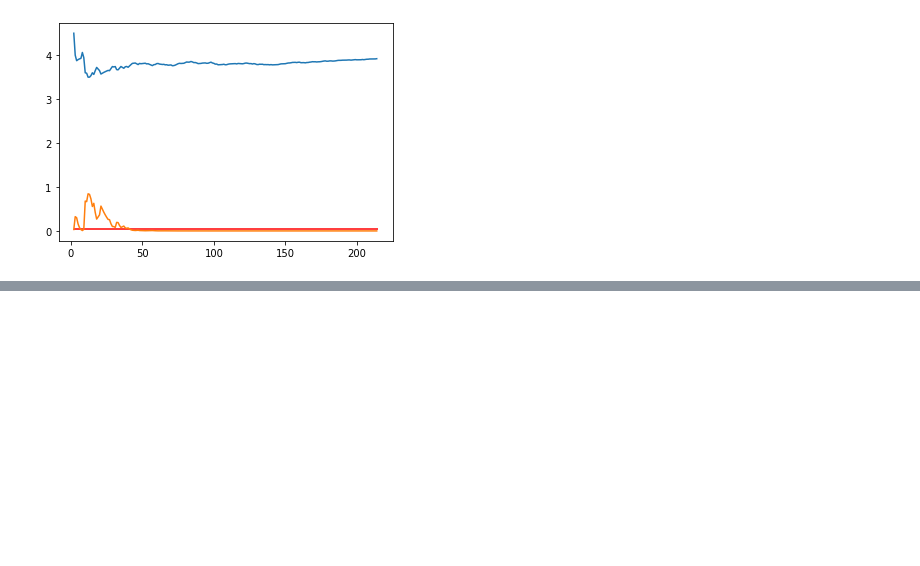
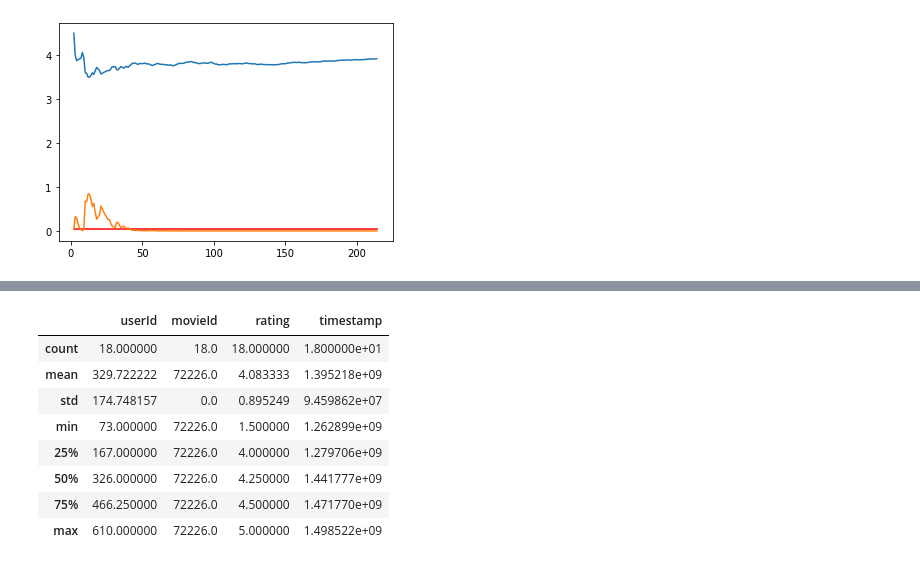
Before and after one commit to Helsonfs/Estudos_em_Data_Science_hfs, a Jupyter notebook: Notebooks/data_Science_Introdução_a_Testes.ipynb, the cells around one changed output, grey strips where cells are left out. Saved outputs shown, nothing was run; the diff lists cells and outputs as text; code cells hidden in the pictures; blank space fills up the shorter version.

```diff
--- a/Notebooks/data_Science_Introdução_a_Testes.ipynb
+++ b/Notebooks/data_Science_Introdução_a_Testes.ipynb
@@ -400,0 +479,12 @@ plt.hlines(y = 0.05, xmin = 2, xmax = len(temp), colors = 'r')
+# %%
+notas72226.describe()
+# %% [output]
+|  | userId | movieId | rating | timestamp |
+| count | 18.000000 | 18.0 | 18.000000 | 1.800000e+01 |
+| mean | 329.722222 | 72226.0 | 4.083333 | 1.395218e+09 |
+| std | 174.748157 | 0.0 | 0.895249 | 9.459862e+07 |
+| min | 73.000000 | 72226.0 | 1.500000 | 1.262899e+09 |
+| 25% | 167.000000 | 72226.0 | 4.000000 | 1.279706e+09 |
+| 50% | 326.000000 | 72226.0 | 4.250000 | 1.441777e+09 |
+| 75% | 466.250000 | 72226.0 | 4.500000 | 1.471770e+09 |
+| max | 610.000000 | 72226.0 | 5.000000 | 1.498522e+09 |
```
Also changed, not shown: parts of 18 cells of this notebook.
